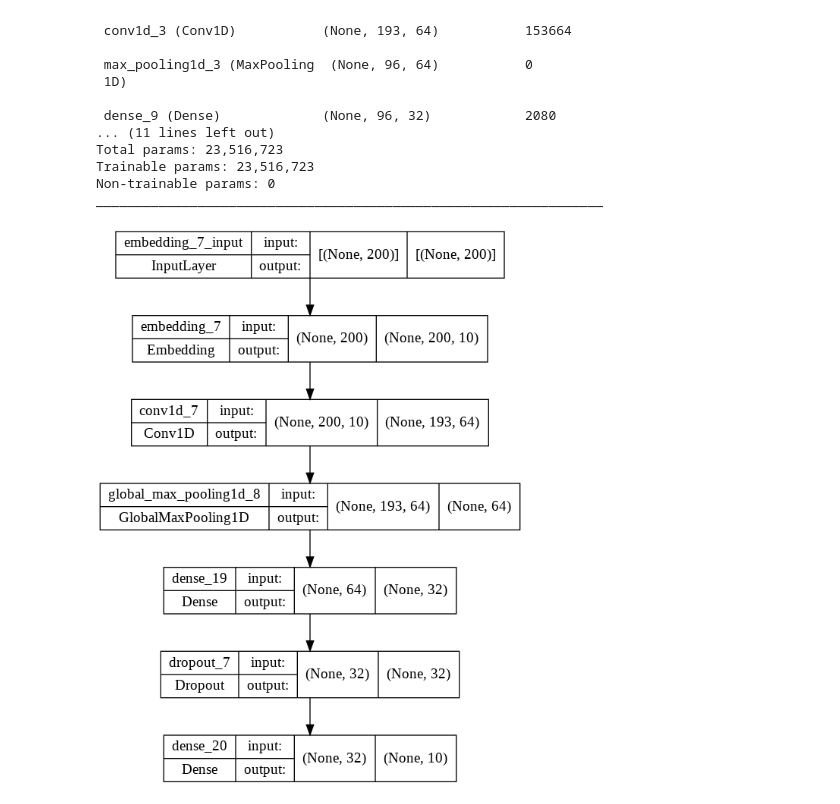
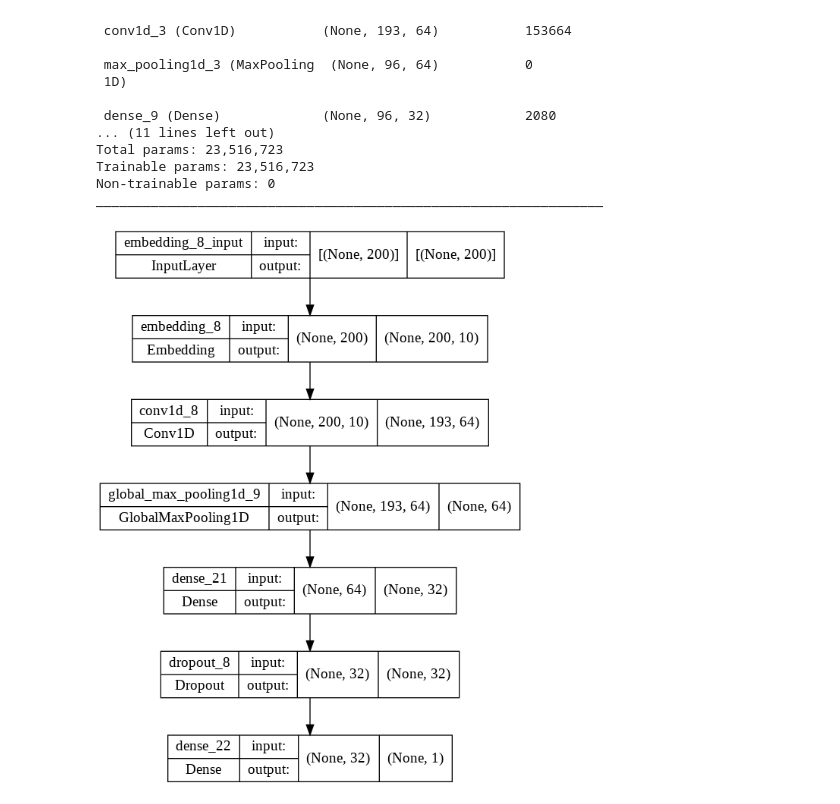
Before and after one commit to CodyBurker/W266_Group_Project, a Jupyter notebook: CodyCNNAnalysis2.ipynb, the cells around one changed output. Drawn from its saved outputs; the diff is of its cells as text; code cells hidden in the pictures.

```diff
--- a/CodyCNNAnalysis2.ipynb
+++ b/CodyCNNAnalysis2.ipynb
@@ -110,18 +110,18 @@ _________________________________________________________________
 # %%
 from keras.layers.pooling import GlobalMaxPool1D
 # New model architecture
 model2 = Sequential()
 model2.add(Embedding(vocab_size,10, input_length = sentence_len))
 model2.add(Conv1D(64,8,activation="relu"))
 model2.add(GlobalMaxPool1D())
 model2.add(Dense(32, activation="relu"))
 model2.add(Dropout(0.5))
-model2.add(Dense(10,activation='relu'))
+model2.add(Dense(1,activation='relu'))
 from keras.utils.vis_utils import plot_model
 model2.compile(optimizer='adam', loss='mse',metrics=['mse'])
 plot_model(model2,show_shapes=True)
 # %% [output]
-[figure, old version]
+[figure, new version]
 # %%
 model2.fit(X_train_encoded,y_train,
            epochs=20,
```
Also changed, not shown: parts of 5 cells of this notebook.
